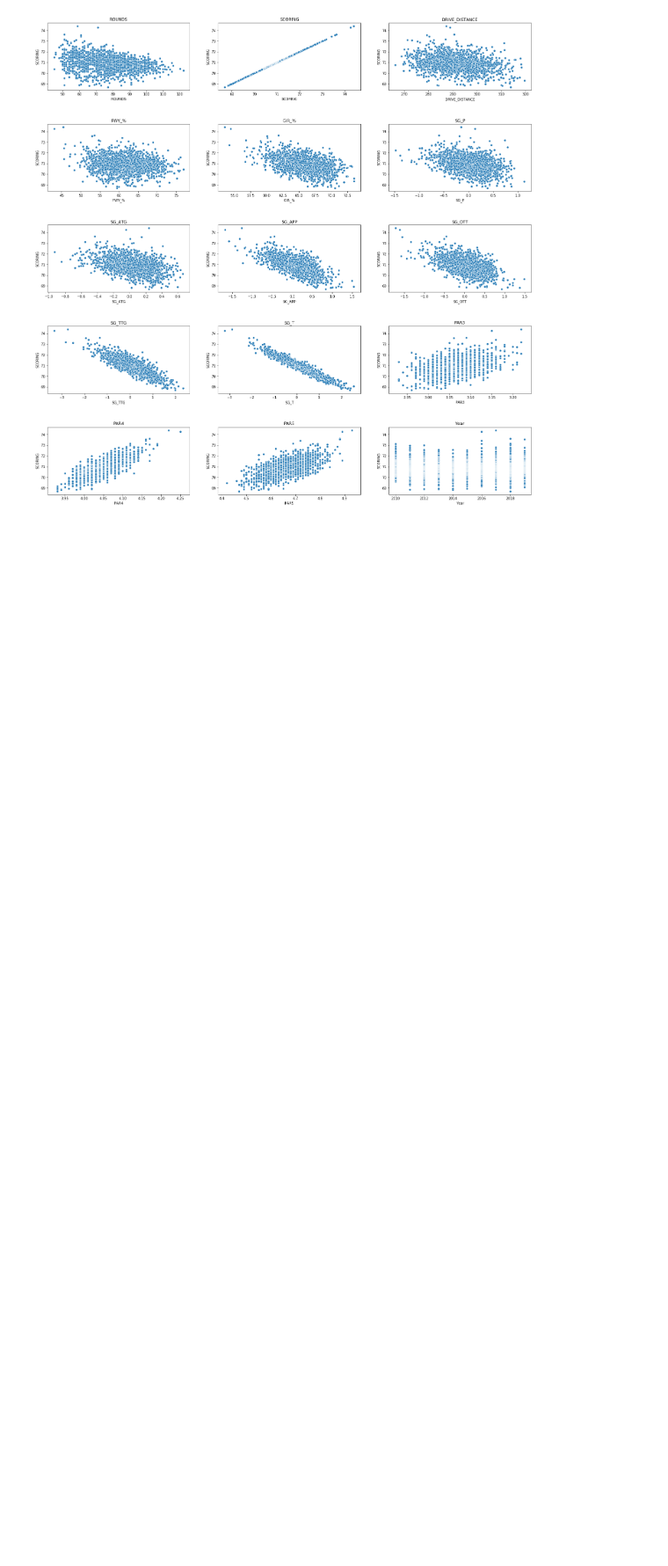
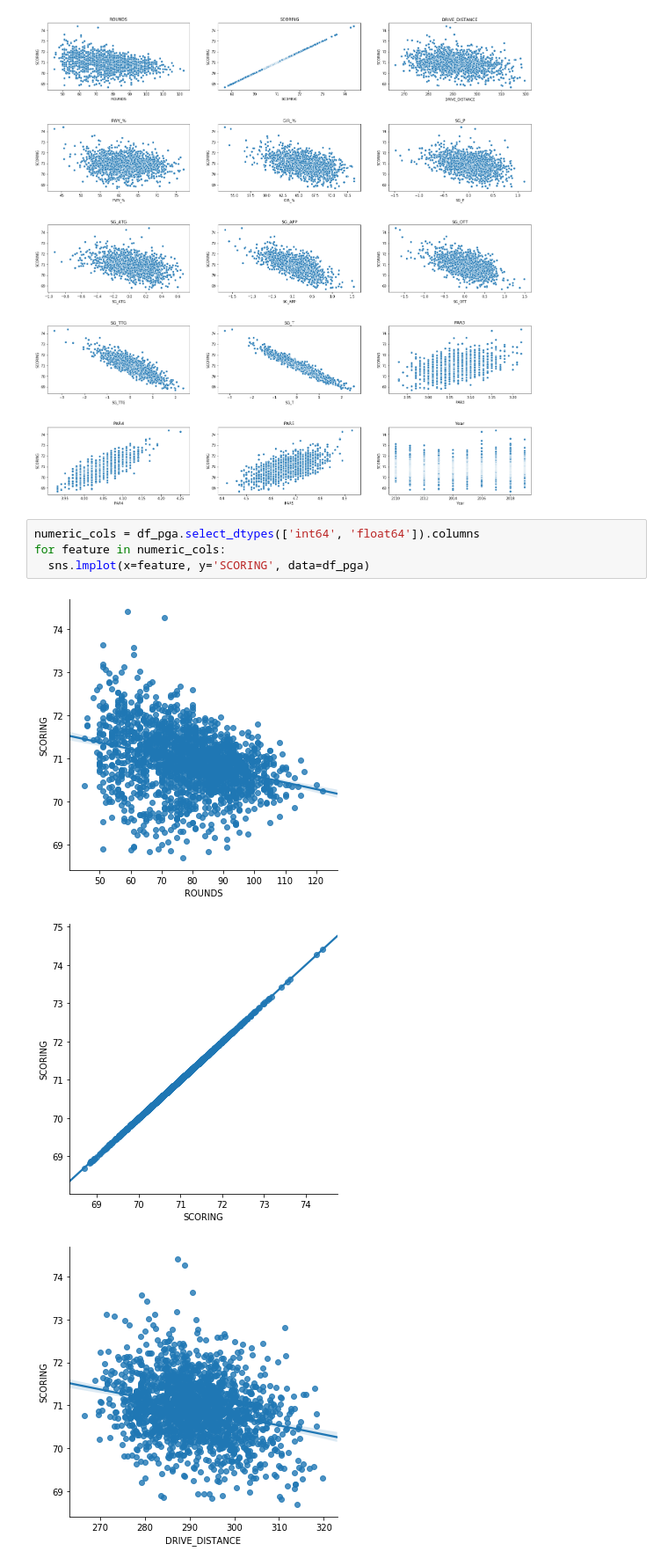
Before and after one commit to jonathannocek/pga-data-analysis, a Jupyter notebook: pga_data_analysis.ipynb, the cells around one changed output. Shown at 88% size. Cells and saved outputs as stored; diff of their text form; blank space fills up the shorter version.

```diff
--- a/pga_data_analysis.ipynb
+++ b/pga_data_analysis.ipynb
@@ -300,3 +300,11 @@ for i, column in enumerate(numeric_cols):
 plt.subplots_adjust(left=None, bottom=None, right=None, top=None, wspace=None, hspace=.5)
 # %% [output]
 [figure]
+# %%
+numeric_cols = df_pga.select_dtypes(['int64', 'float64']).columns
+for feature in numeric_cols:
+  sns.lmplot(x=feature, y='SCORING', data=df_pga)
+# %% [output]
+[figure, added]
+[figure, added]
+[figure, added]
```
Also changed, not shown: parts of 1 cell of this notebook.
